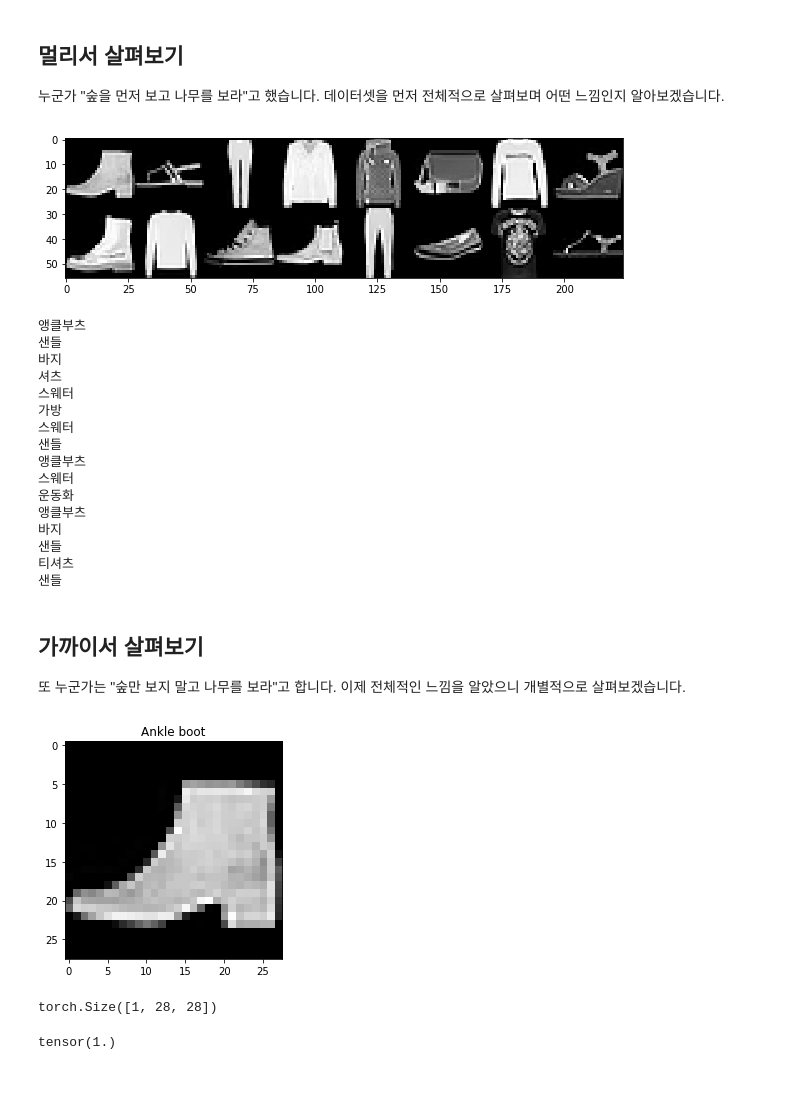
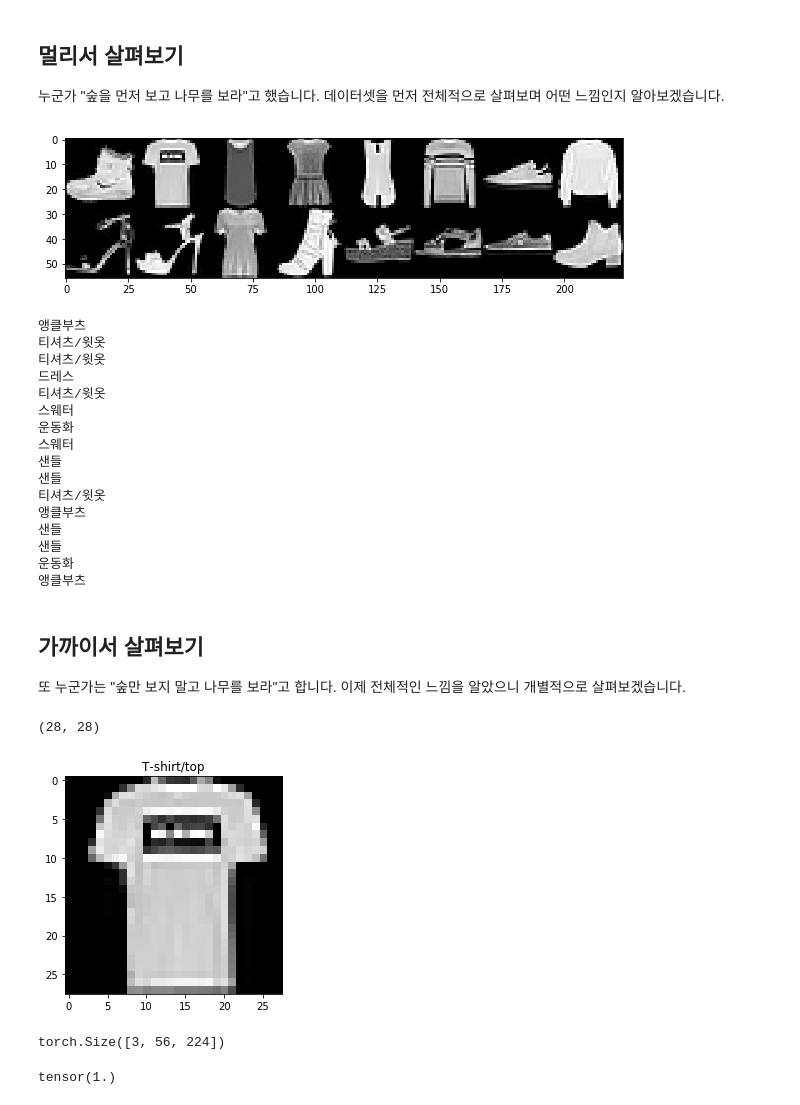
Before and after one commit to keon/3-min-pytorch, a Jupyter notebook: 04-Neural-Network-For-Fashion/01-fashion-mnist.ipynb, the cells around one changed output. Saved outputs shown, nothing was run; the diff lists cells and outputs as text; code cells hidden in the pictures.

```diff
--- a/04-Neural-Network-For-Fashion/01-fashion-mnist.ipynb
+++ b/04-Neural-Network-For-Fashion/01-fashion-mnist.ipynb
@@ -31,15 +31,11 @@ batch_size = 16
 
 train_loader = data.DataLoader(
     dataset     = trainset,
-    batch_size  = batch_size,
-    shuffle     = True,
-    num_workers = 2
+    batch_size  = batch_size
 )
 test_loader = data.DataLoader(
     dataset     = testset,
-    batch_size  = batch_size,
-    shuffle     = True,
-    num_workers = 2
+    batch_size  = batch_size
 )
 # %%
 dataiter       = iter(train_loader)
@@ -55,7 +51,7 @@ plt.figure(figsize=(10, 7))
 plt.imshow(np.transpose(npimg, (1,2,0)))
 plt.show()
 # %% [output]
-[figure, old version]
+[figure, new version]
 # %%
 CLASSES = {
     0: 'T-shirt/top',
@@ -71,7 +67,7 @@ CLASSES = {
 }
 
 KR_CLASSES = {
-    0: '티셔츠',
+    0: '티셔츠/윗옷',
     1: '바지',
     2: '스웨터',
     3: '드레스',
@@ -87,40 +83,42 @@ for label in labels:
     index = label.item()
     print(KR_CLASSES[index])
 # %% [output]
+앵클부츠
+티셔츠/윗옷
+티셔츠/윗옷
+드레스
+티셔츠/윗옷
+스웨터
+운동화
+스웨터
+샌들
+샌들
+티셔츠/윗옷
 앵클부츠
 샌들
-바지
-셔츠
-스웨터
-가방
-스웨터
 샌들
-앵클부츠
-스웨터
 운동화
 앵클부츠
-바지
-샌들
-티셔츠
-샌들
 # %% [markdown]
 ## 가까이서 살펴보기
 
 또 누군가는 "숲만 보지 말고 나무를 보라"고 합니다. 이제 전체적인 느낌을 알았으니 개별적으로 살펴보겠습니다.
 # %%
-idx = 0
+idx = 1
 
 item_img = images[idx]
-item_npimg = img.squeeze().numpy()
+item_npimg = item_img.squeeze().numpy()
 plt.title(CLASSES[labels[idx].item()])
+print(item_npimg.shape)
 plt.imshow(item_npimg, cmap='gray')
 plt.show()
 # %% [output]
+(28, 28)
-[figure, old version]
+[figure, new version]
 # %%
 img.size()
 # %% [output]
-torch.Size([1, 28, 28])
+torch.Size([3, 56, 224])
 # %%
 img.max()
 # %% [output]
```
Also changed, not shown: parts of 1 cell of this notebook, 6 other files.
